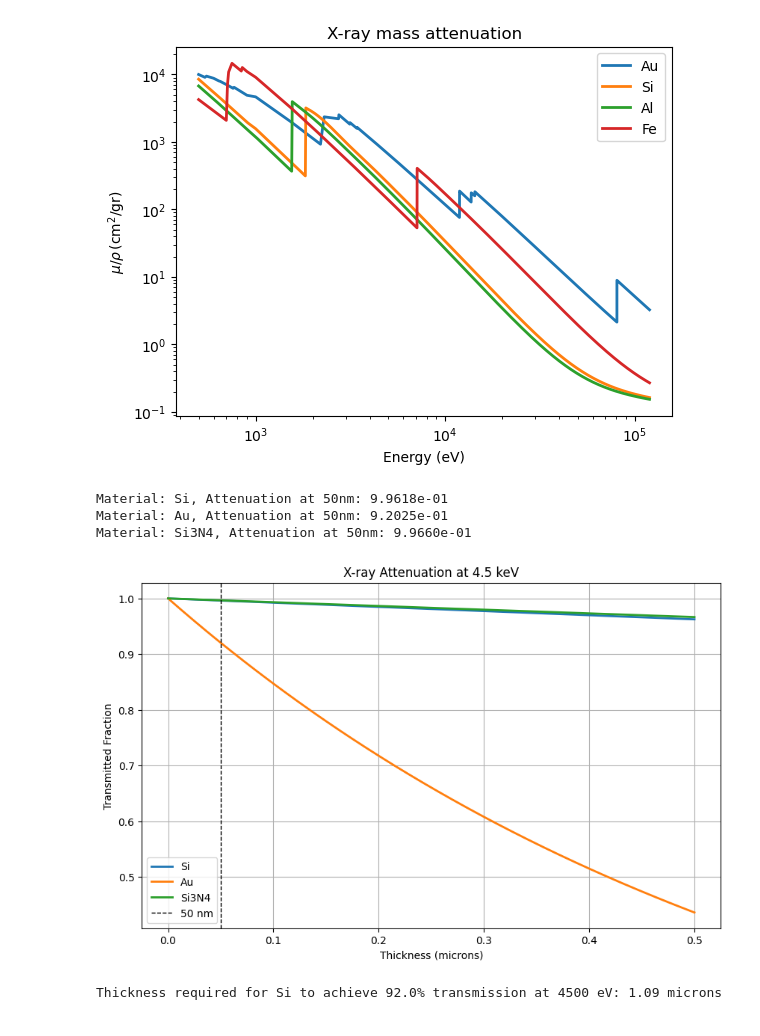
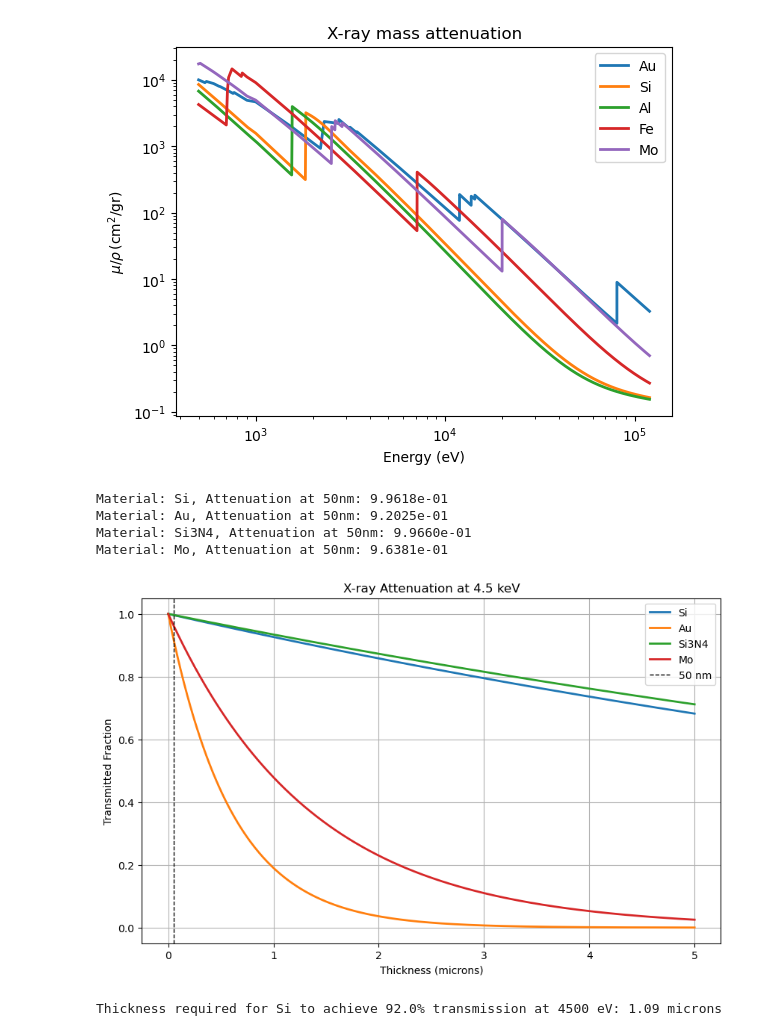
Before and after one commit to rw588/ETH-Simulations, a Jupyter notebook: XRaySims/XAttentuation.ipynb, the cells around one changed output. Cells and saved outputs as stored; diff of their text form; code cells hidden in the pictures.

```diff
--- a/XRaySims/XAttentuation.ipynb
+++ b/XRaySims/XAttentuation.ipynb
@@ -80,7 +80,7 @@ def find_thickness_for_attenuation(material, energy, target_attenuation):
 #attenuation
 energy = np.arange(500, 120000, 10)  # energy in eV
 
-for elem in ('Au', 'Si', 'Al', 'Fe'):
+for elem in ('Au', 'Si', 'Al', 'Fe', 'Mo'):
     mu = mu_elam(elem, energy)
     plt.plot(energy, mu, label=elem, linewidth=2)
 
@@ -92,16 +92,18 @@ plt.yscale('log')
 plt.xscale('log')
 plt.show()
 # %% [output]
-[figure, old version]
+[figure, new version]
 # %%
 # Example usage:
-materials = ['Si', 'Au', 'Si3N4']
-plot_multiple_materials(materials, 4500, 0, 0.00005)
+materials = ['Si', 'Au', 'Si3N4', 'Mo']
+#plot_multiple_materials(materials, 4500, 0, 0.00005)
+plot_multiple_materials(materials, 4500, 0, 0.0005)
 # %% [output]
 Material: Si, Attenuation at 50nm: 9.9618e-01
 Material: Au, Attenuation at 50nm: 9.2025e-01
 Material: Si3N4, Attenuation at 50nm: 9.9660e-01
+Material: Mo, Attenuation at 50nm: 9.6381e-01
-[figure, old version]
+[figure, new version]
 # %%
 # Example usage:
 material = 'Si'
```
Also changed, not shown: 1 other file.
